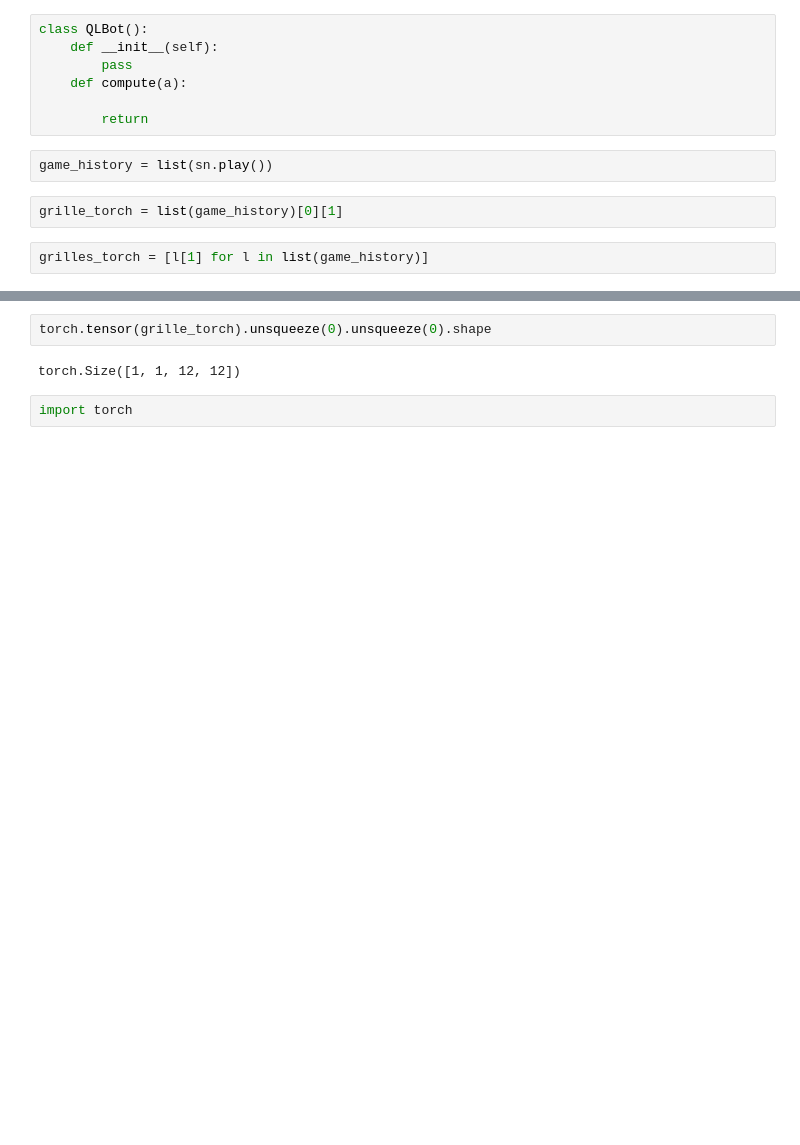
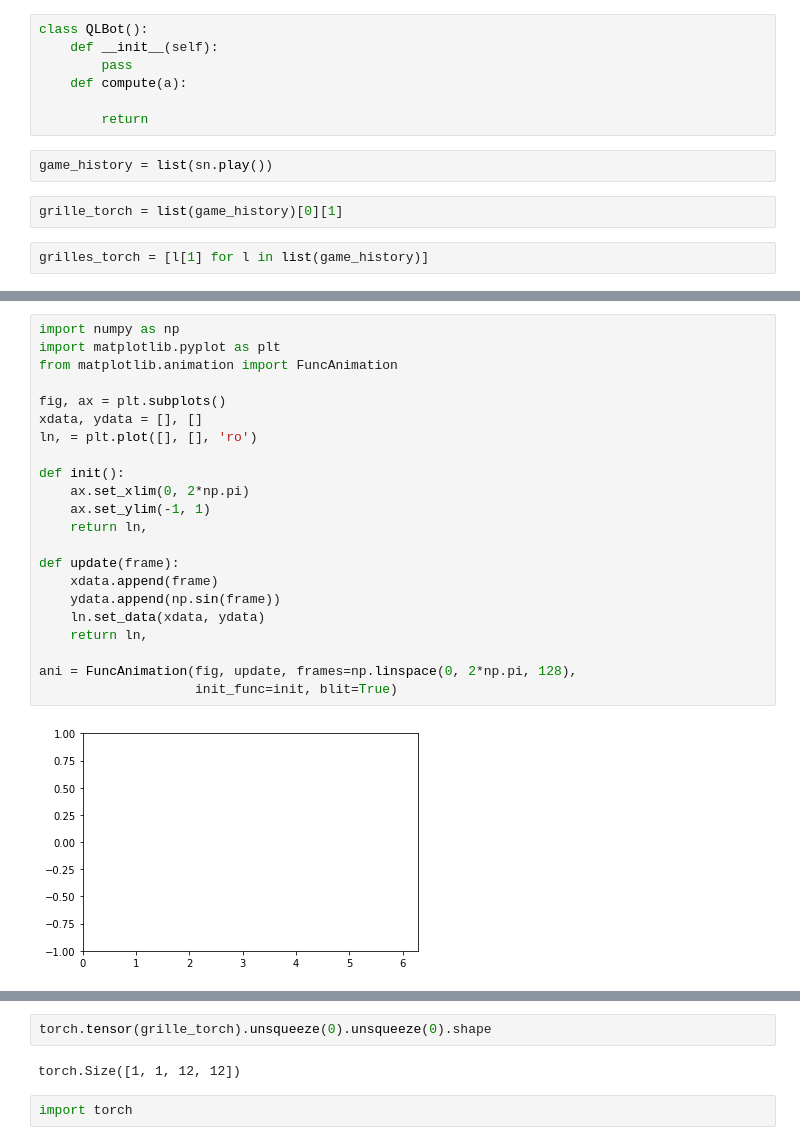
Before and after one commit to ArmandGiraud/snake, a Jupyter notebook: Snake using torch-Copy1.ipynb, the cells around one changed output, grey strips where cells are left out. Cells and saved outputs as stored; diff of their text form; blank space fills up the shorter version.

```diff
--- a/Snake using torch-Copy1.ipynb
+++ b/Snake using torch-Copy1.ipynb
@@ -152,0 +137,24 @@ grilles_torch
+# %%
+import numpy as np
+import matplotlib.pyplot as plt
+from matplotlib.animation import FuncAnimation
+
+fig, ax = plt.subplots()
+xdata, ydata = [], []
+ln, = plt.plot([], [], 'ro')
+
+def init():
+    ax.set_xlim(0, 2*np.pi)
+    ax.set_ylim(-1, 1)
+    return ln,
+
+def update(frame):
+    xdata.append(frame)
+    ydata.append(np.sin(frame))
+    ln.set_data(xdata, ydata)
+    return ln,
+
+ani = FuncAnimation(fig, update, frames=np.linspace(0, 2*np.pi, 128),
+                    init_func=init, blit=True)
+# %% [output]
+[figure, added]
```
Also changed, not shown: parts of 3 cells of this notebook, 2 other files.
